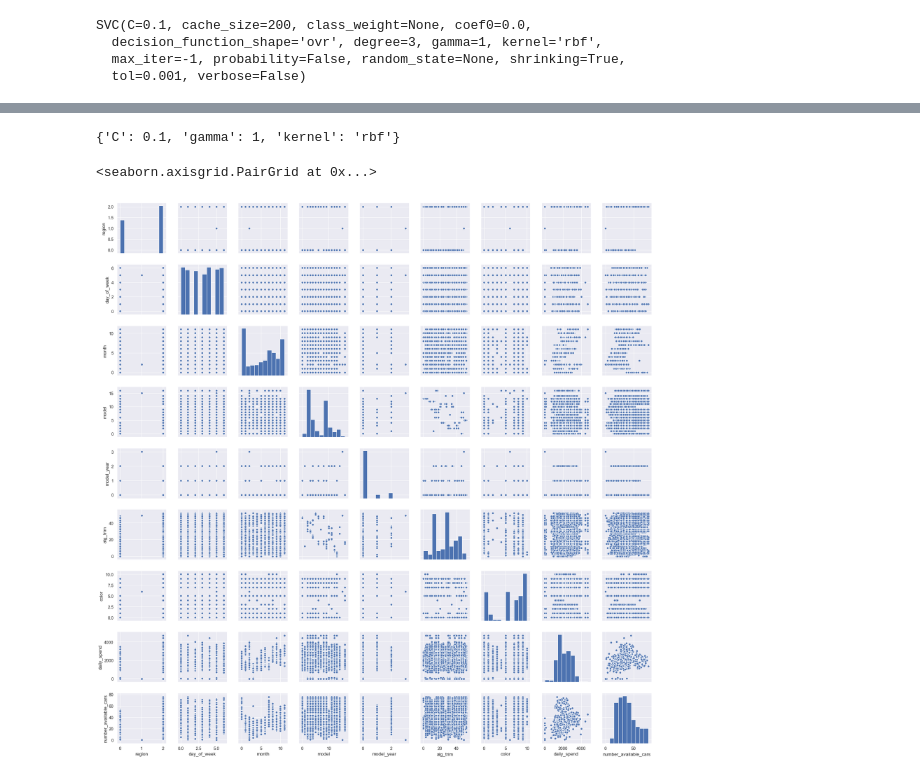
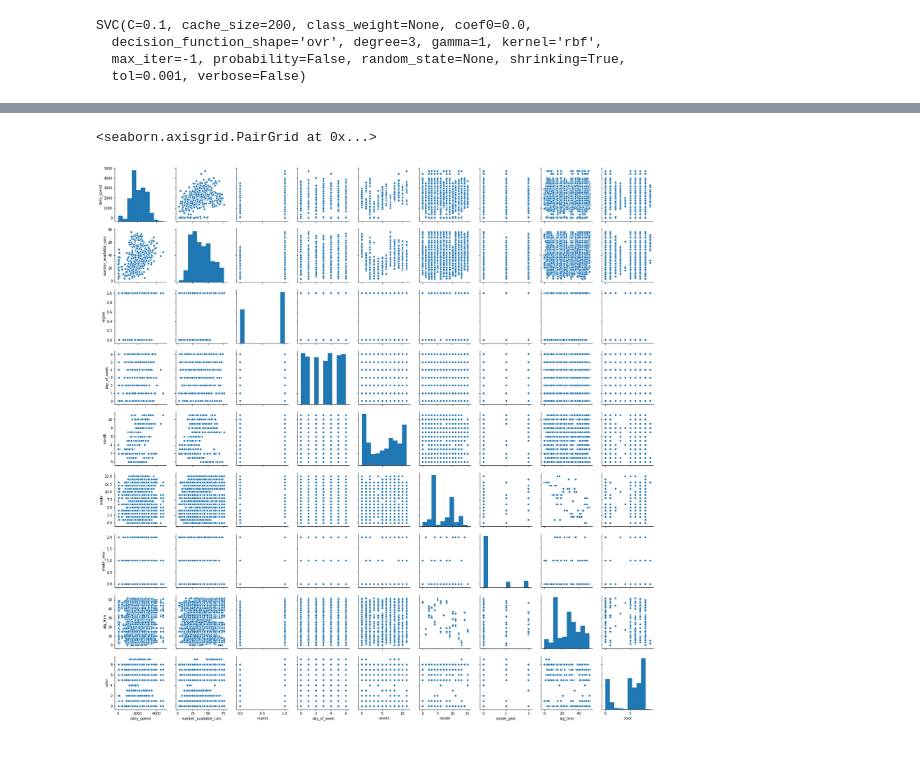
Before and after one commit to halliecramer/inventory-mix, a Jupyter notebook: src/model.ipynb, the cells around one changed output, grey strips where cells are left out. Cells and saved outputs as stored; diff of their text form; code cells hidden in the pictures.

```diff
--- a/src/model.ipynb
+++ b/src/model.ipynb
@@ -116,8 +94,15 @@ X_train, X_test, y_train, y_test = train_test_split(X1, y1, test_size=0.5, rando
 # %%
-y_train = y_train.ravel()
+# y_train = y_train.ravel()
+ros = SMOTE()
+X_train, y_train = ros.fit_sample(X_train, y_train)
 
-scaler = StandardScaler()
-scaler.fit(X_train)
+# scaler = StandardScaler()
+# scaler.fit(X_train)
 
-X_train = scaler.transform(X_train)
-X_test = scaler.transform(X_test)
+# X_train = scaler.transform(X_train)
+# X_test = scaler.transform(X_test)
+# %%
+m = RandomForestClassifier(n_estimators=100, max_depth=45,
+                                       max_features='auto', min_samples_leaf=10)
+# %%
+model = m.fit(X_train, y_train)
@@ -123,0 +128,5 @@ X_test = scaler.transform(X_test)
+# %%
+calibrated = CalibratedClassifierCV(model, method='sigmoid', cv='prefit')
+calibrated.fit(X1, y1)
+scores = calibrated.predict_proba(X1)[:, 1]
+y_pred = m.predict(X1)
@@ -157,7 +316,3 @@ weighted avg       0.83      0.91      0.87     11711
 # grid = GridSearchCV(SVC(), param_grid, refit=True, verbose=3, cv=3)
 # %%
 # grid.fit(X_train,y_train)
-# %%
-grid.best_params_
-# %% [output]
-{'C': 0.1, 'gamma': 1, 'kernel': 'rbf'}
@@ -164,8 +321,8 @@ grid.best_params_
 # %%
-sns.pairplot(features)
+sns.pairplot(X1)
 # %% [output]
 <seaborn.axisgrid.PairGrid at 0x...>
-[figure, old version]
+[figure, new version]
 # %%
 from sklearn.linear_model import LogisticRegression
 import statsmodels.discrete.discrete_model as sm
```
Also changed, not shown: parts of 68 cells of this notebook, 13 other files.
